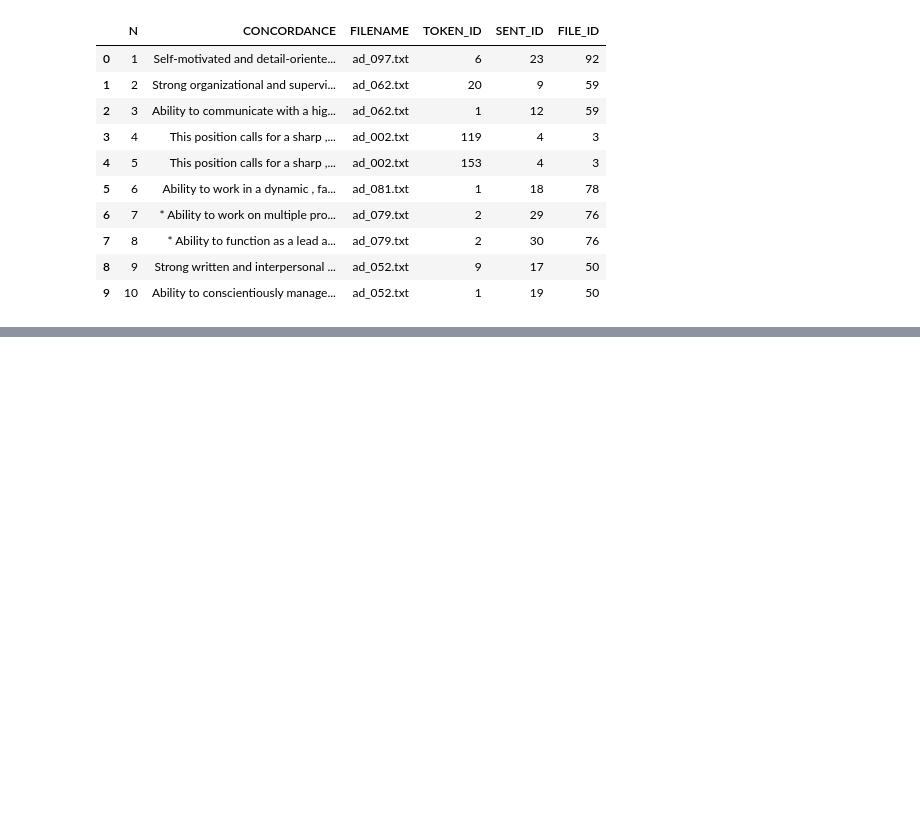
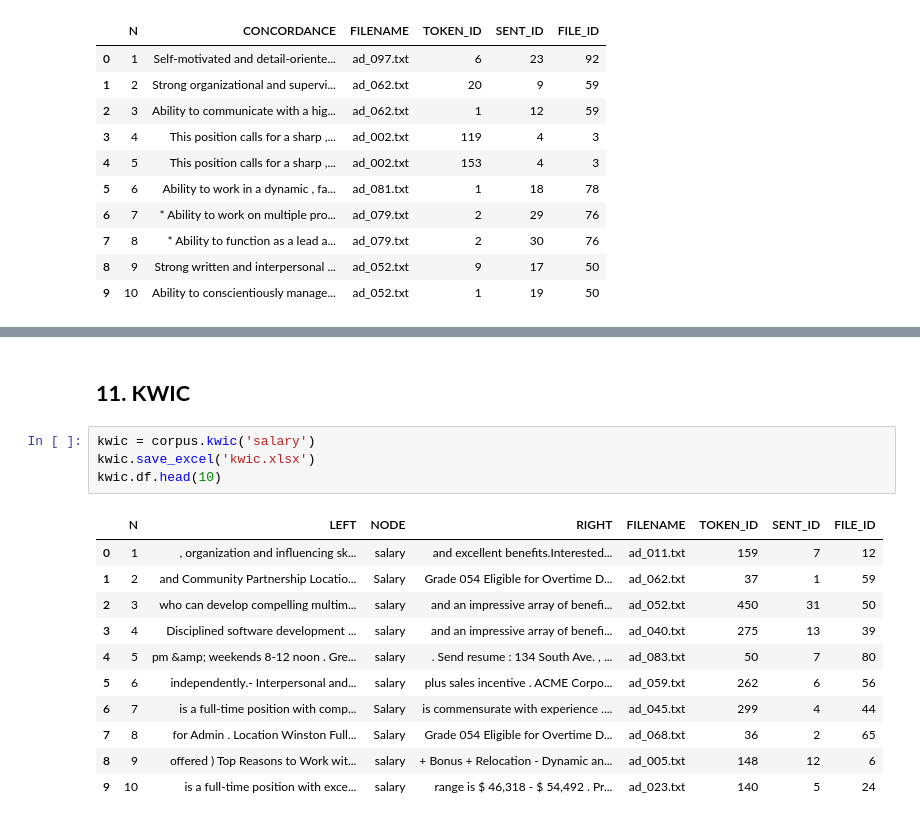
Before and after one commit to ilexistools/kitconc-usage, a Jupyter notebook: basics.ipynb, the cells around one changed output, grey strips where cells are left out. Drawn from its saved outputs; the diff is of its cells as text; blank space fills up the shorter version.

```diff
--- a/basics.ipynb
+++ b/basics.ipynb
@@ -200,0 +218,18 @@ conc.df.head(10)
+# %% [markdown]
+## **11. KWIC**
+# %%
+kwic = corpus.kwic('salary')
+kwic.save_excel('kwic.xlsx')
+kwic.df.head(10)
+# %% [output]
+|  | N | LEFT | NODE | RIGHT | FILENAME | TOKEN_ID | SENT_ID | FILE_ID |
+| 0 | 1 | , organization and influencing sk... | salary | and excellent benefits.Interested... | ad_011.txt | 159 | 7 | 12 |
+| 1 | 2 | and Community Partnership Locatio... | Salary | Grade 054 Eligible for Overtime D... | ad_062.txt | 37 | 1 | 59 |
+| 2 | 3 | who can develop compelling multim... | salary | and an impressive array of benefi... | ad_052.txt | 450 | 31 | 50 |
+| 3 | 4 | Disciplined software development ... | salary | and an impressive array of benefi... | ad_040.txt | 275 | 13 | 39 |
+| 4 | 5 | pm &amp; weekends 8-12 noon . Gre... | salary | . Send resume : 134 South Ave. , ... | ad_083.txt | 50 | 7 | 80 |
+| 5 | 6 | independently.- Interpersonal and... | salary | plus sales incentive . ACME Corpo... | ad_059.txt | 262 | 6 | 56 |
+| 6 | 7 | is a full-time position with comp... | Salary | is commensurate with experience .... | ad_045.txt | 299 | 4 | 44 |
+| 7 | 8 | for Admin . Location Winston Full... | Salary | Grade 054 Eligible for Overtime D... | ad_068.txt | 36 | 2 | 65 |
+| 8 | 9 | offered ) Top Reasons to Work wit... | salary | + Bonus + Relocation - Dynamic an... | ad_005.txt | 148 | 12 | 6 |
+| 9 | 10 | is a full-time position with exce... | salary | range is $ 46,318 - $ 54,492 . Pr... | ad_023.txt | 140 | 5 | 24 |
```
Also changed, not shown: parts of 7 cells of this notebook.
